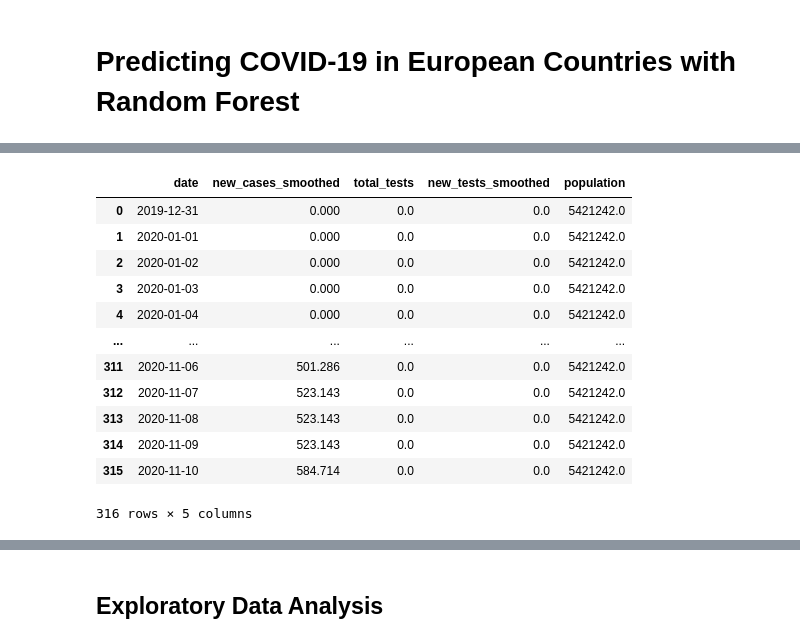
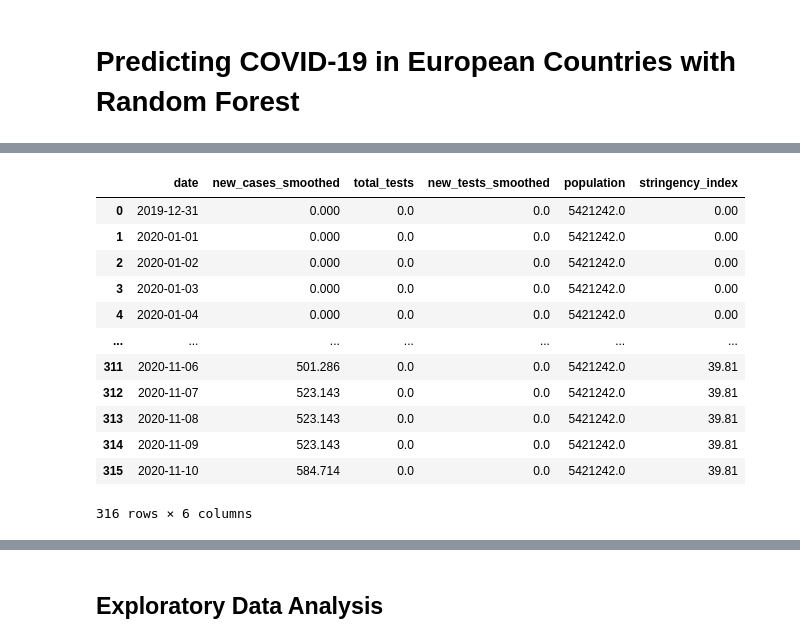
Before and after one commit to ostormer/covid_ml, a Jupyter notebook: Random Forest European Countries.ipynb, the cells around one changed output, grey strips where cells are left out. Saved outputs shown, nothing was run; the diff lists cells and outputs as text; code cells hidden in the pictures.

Commit message:
Update RF countries with stringency index

```diff
--- a/Random Forest European Countries.ipynb
+++ b/Random Forest European Countries.ipynb
@@ -16,7 +16,7 @@ from sklearn.impute import KNNImputer
 import json
 plt.close("all")
 
-euro_data = pd.read_csv("data/euro_countries_padded.csv")
+euro_data = pd.read_csv("data/euro_countries_filled.csv")
 with open("data/iso_country_codes.json", "r") as read_file:
     country_codes = json.load(read_file)
 
@@ -48,27 +48,27 @@ The animation.avconv_args rcparam was deprecated in Matplotlib 3.3 and will be r
 # %%
 countries = ['NOR', 'ESP', 'DEU']
 
-nor_df = euro_data[euro_data.iso_code=='NOR'].groupby('date')['new_cases_smoothed', 'total_tests', 'new_tests_smoothed', 'population'].sum().reset_index()
-esp_df = euro_data[euro_data.iso_code=='ESP'].groupby('date')['new_cases_smoothed', 'total_tests', 'new_tests_smoothed', 'population'].sum().reset_index()
-deu_df = euro_data[euro_data.iso_code=='DEU'].groupby('date')['new_cases_smoothed', 'total_tests', 'new_tests_smoothed', 'population'].sum().reset_index()
+nor_df = euro_data[euro_data.iso_code=='NOR'].groupby('date')['new_cases_smoothed', 'total_tests', 'new_tests_smoothed', 'population', 'stringency_index'].sum().reset_index()
+esp_df = euro_data[euro_data.iso_code=='ESP'].groupby('date')['new_cases_smoothed', 'total_tests', 'new_tests_smoothed', 'population', 'stringency_index'].sum().reset_index()
+deu_df = euro_data[euro_data.iso_code=='DEU'].groupby('date')['new_cases_smoothed', 'total_tests', 'new_tests_smoothed', 'population', 'stringency_index'].sum().reset_index()
 
 dfs = [nor_df, esp_df, deu_df]
 
 nor_df
 # %% [output]
-|  | date | new_cases_smoothed | total_tests | new_tests_smoothed | population |
-| 0 | 2019-12-31 | 0.000 | 0.0 | 0.0 | 5421242.0 |
-| 1 | 2020-01-01 | 0.000 | 0.0 | 0.0 | 5421242.0 |
-| 2 | 2020-01-02 | 0.000 | 0.0 | 0.0 | 5421242.0 |
-| 3 | 2020-01-03 | 0.000 | 0.0 | 0.0 | 5421242.0 |
-| 4 | 2020-01-04 | 0.000 | 0.0 | 0.0 | 5421242.0 |
-| ... | ... | ... | ... | ... | ... |
-| 311 | 2020-11-06 | 501.286 | 0.0 | 0.0 | 5421242.0 |
-| 312 | 2020-11-07 | 523.143 | 0.0 | 0.0 | 5421242.0 |
-| 313 | 2020-11-08 | 523.143 | 0.0 | 0.0 | 5421242.0 |
-| 314 | 2020-11-09 | 523.143 | 0.0 | 0.0 | 5421242.0 |
-| 315 | 2020-11-10 | 584.714 | 0.0 | 0.0 | 5421242.0 |
+|  | date | new_cases_smoothed | total_tests | new_tests_smoothed | population | stringency_index |
+| 0 | 2019-12-31 | 0.000 | 0.0 | 0.0 | 5421242.0 | 0.00 |
+| 1 | 2020-01-01 | 0.000 | 0.0 | 0.0 | 5421242.0 | 0.00 |
+| 2 | 2020-01-02 | 0.000 | 0.0 | 0.0 | 5421242.0 | 0.00 |
+| 3 | 2020-01-03 | 0.000 | 0.0 | 0.0 | 5421242.0 | 0.00 |
+| 4 | 2020-01-04 | 0.000 | 0.0 | 0.0 | 5421242.0 | 0.00 |
+| ... | ... | ... | ... | ... | ... | ... |
+| 311 | 2020-11-06 | 501.286 | 0.0 | 0.0 | 5421242.0 | 39.81 |
+| 312 | 2020-11-07 | 523.143 | 0.0 | 0.0 | 5421242.0 | 39.81 |
+| 313 | 2020-11-08 | 523.143 | 0.0 | 0.0 | 5421242.0 | 39.81 |
+| 314 | 2020-11-09 | 523.143 | 0.0 | 0.0 | 5421242.0 | 39.81 |
+| 315 | 2020-11-10 | 584.714 | 0.0 | 0.0 | 5421242.0 | 39.81 |
-316 rows × 5 columns
+316 rows × 6 columns
 # %%
 start_date, end_date = '2020-03-01', '2020-11-07'
 
```
Also changed, not shown: parts of 8 cells of this notebook.
